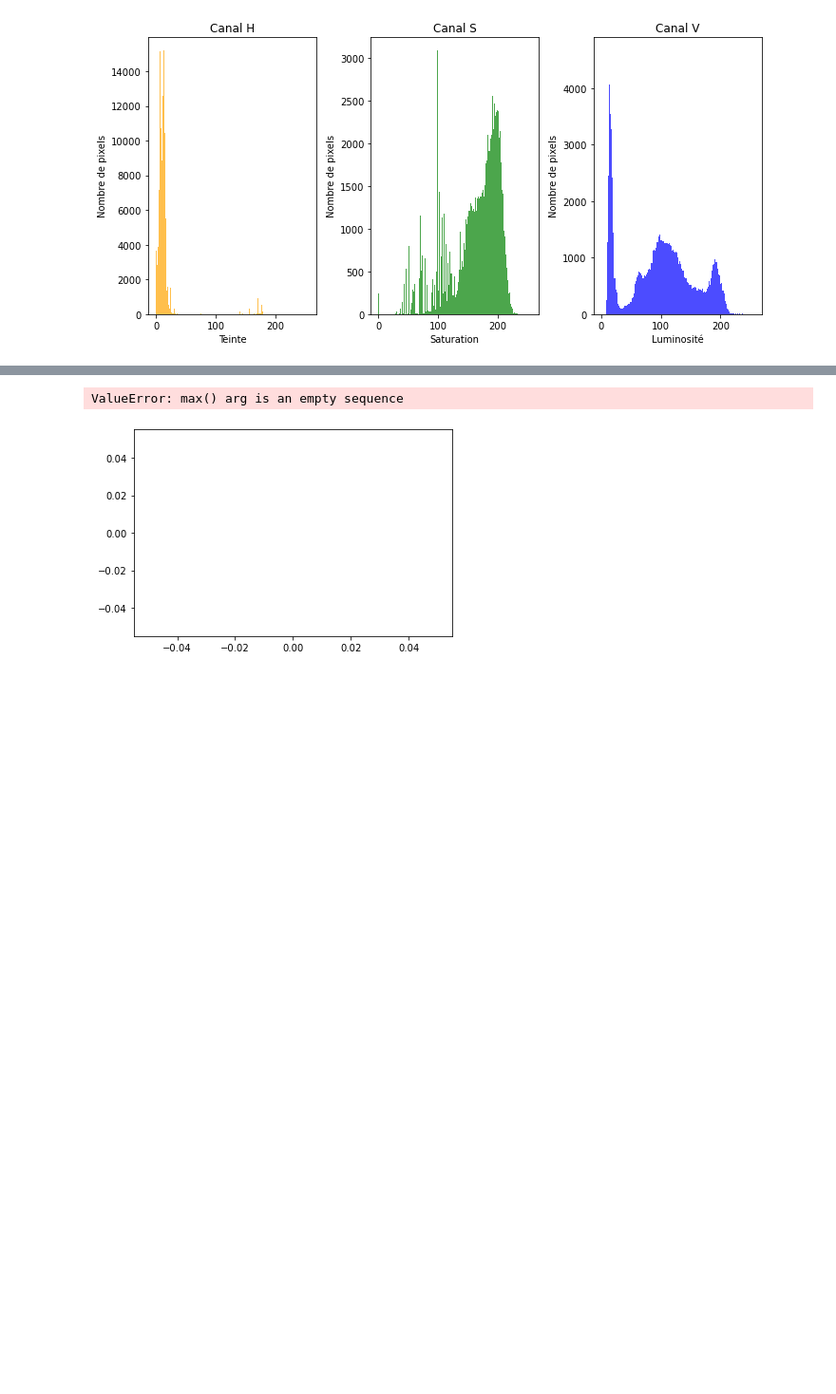
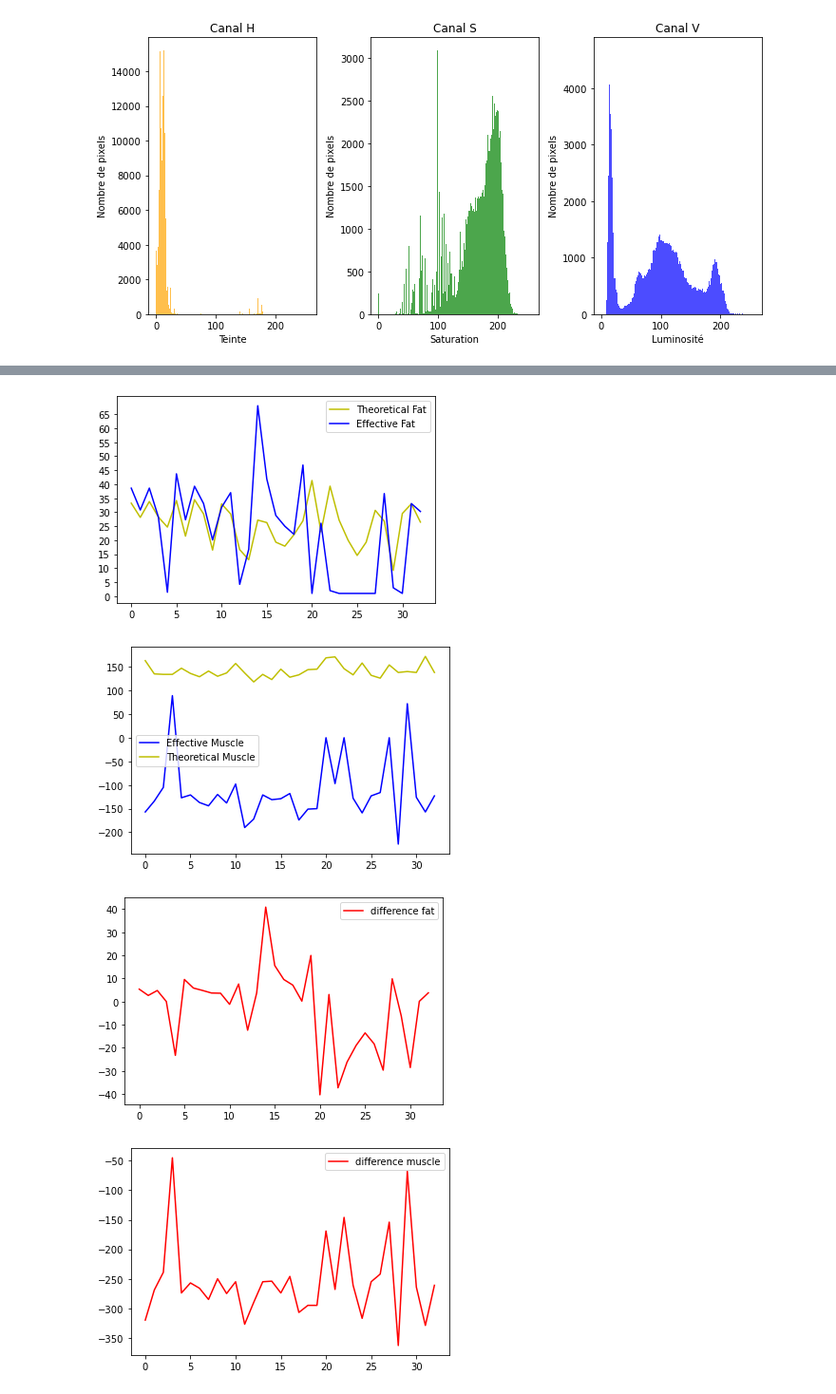
Before and after one commit to Unissia/AIA, a Jupyter notebook: Traitement_automatisé.ipynb, the cells around one changed output, grey strips where cells are left out. Shown at 95% size. Saved outputs shown, nothing was run; the diff lists cells and outputs as text; code cells hidden in the pictures; blank space fills up the shorter version.

Commit message:
Add files via upload
Prise en charge du nouveau csv de prise de mesure manuelle (plus complet)
Ajout de nouvelles données et graphiques dans la partie comparaison des résultats théoriques et pratiques

```diff
--- a/Traitement_automatisé.ipynb
+++ b/Traitement_automatisé.ipynb
@@ -1141,17 +1180,36 @@ IndexError: list index out of range
 # %%
 # Affichage graphique des résultats
 plt.plot(fat_theorical, 'y', label='Theoretical Fat')
 plt.plot(fat_mesures, 'b', label='Effective Fat')
 plt.yticks(np.arange(0, max(max(fat_mesures), max(fat_theorical)), step=5))
 plt.legend()
 plt.show()
 
 plt.plot(muscle_measures, 'b', label='Effective Muscle')
 plt.plot(muscle_theorical, 'y', label='Theoretical Muscle')
 plt.legend()
 plt.show()
 
-# Statistiques
+# Affichage de l'écart à la valeur théorique
+# Convertir les listes en tableaux NumPy
+fat_mesures_array = np.array(fat_mesures)
+fat_theorical_array = np.array(fat_theorical)
+muscle_mesures_array = np.array(muscle_measures)
+muscle_theorical_array = np.array(muscle_theorical)
+
+# Calculer la différence entre les valeurs mesurées et théoriques
+difference_fat = fat_mesures_array - fat_theorical_array
+plt.plot(difference_fat, 'r', label='difference fat')
+plt.legend()
+plt.show()
+
+# Calculer la différence entre les valeurs mesurées et théoriques
+difference_muscle = muscle_mesures_array - muscle_theorical_array
+plt.plot(difference_muscle, 'r', label='difference muscle')
+plt.legend()
+plt.show()
 # %% [output]
-ValueError: max() arg is an empty sequence
-[figure, old version]
+[figure, new version]
+[figure, added]
+[figure, added]
+[figure, added]
```
Also changed, not shown: parts of 6 cells of this notebook.
